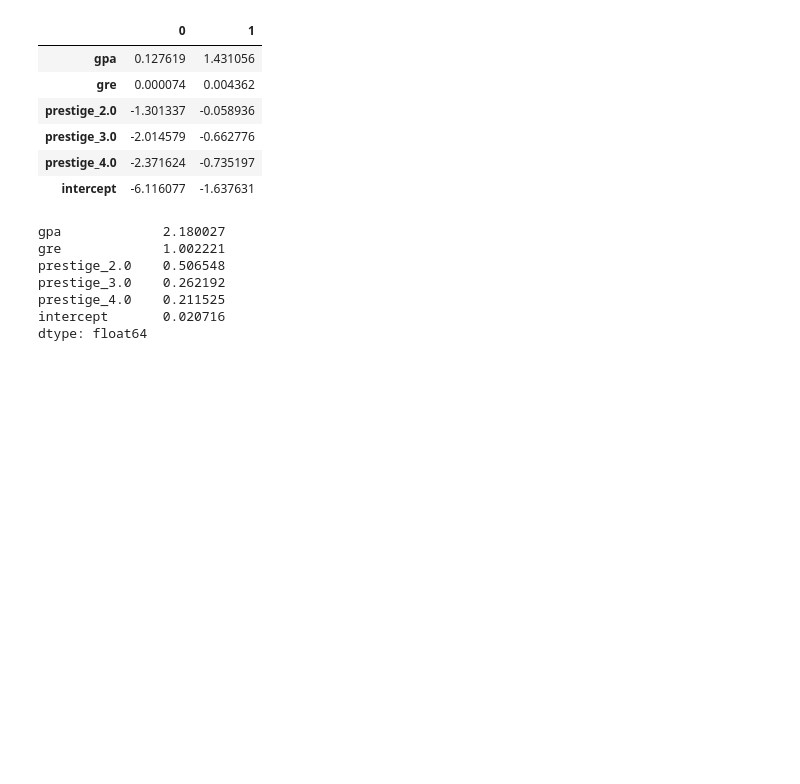
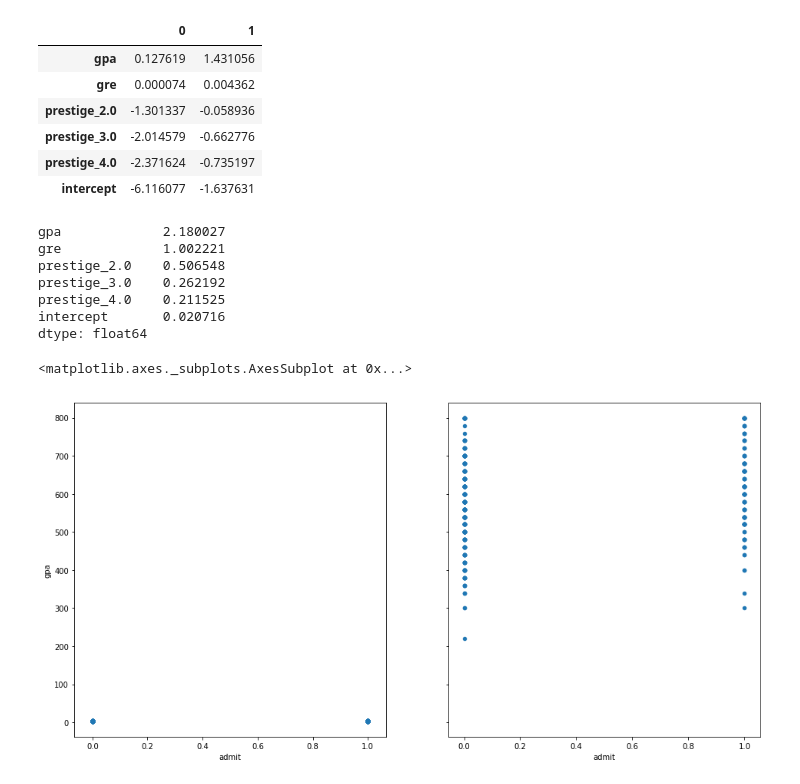
Before and after one commit to cchandlergrinnell/Chandler_GA, a Jupyter notebook: Untitled.ipynb/Untitled.ipynb, the cells around one changed output. Saved outputs shown, nothing was run; the diff lists cells and outputs as text; code cells hidden in the pictures; blank space fills up the shorter version.

```diff
--- a/Untitled.ipynb/Untitled.ipynb
+++ b/Untitled.ipynb/Untitled.ipynb
@@ -132,3 +130,11 @@ prestige_3.0    0.262192
 prestige_4.0    0.211525
 intercept       0.020716
 dtype: float64
+# %%
+fig, axs = plt.subplots(1, 2, sharey=True)
+data2.plot(kind='scatter', x='admit', y='gpa', ax=axs[0])
+data2.plot(kind='scatter', x='admit', y='gre', ax=axs[1],figsize=(16, 8))
+#data2.plot(kind='scatter', x='newspaper', y='admit', ax=axs[2])
+# %% [output]
+<matplotlib.axes._subplots.AxesSubplot at 0x...>
+[figure, added]
```
Also changed, not shown: parts of 4 cells of this notebook, 26 other files.
